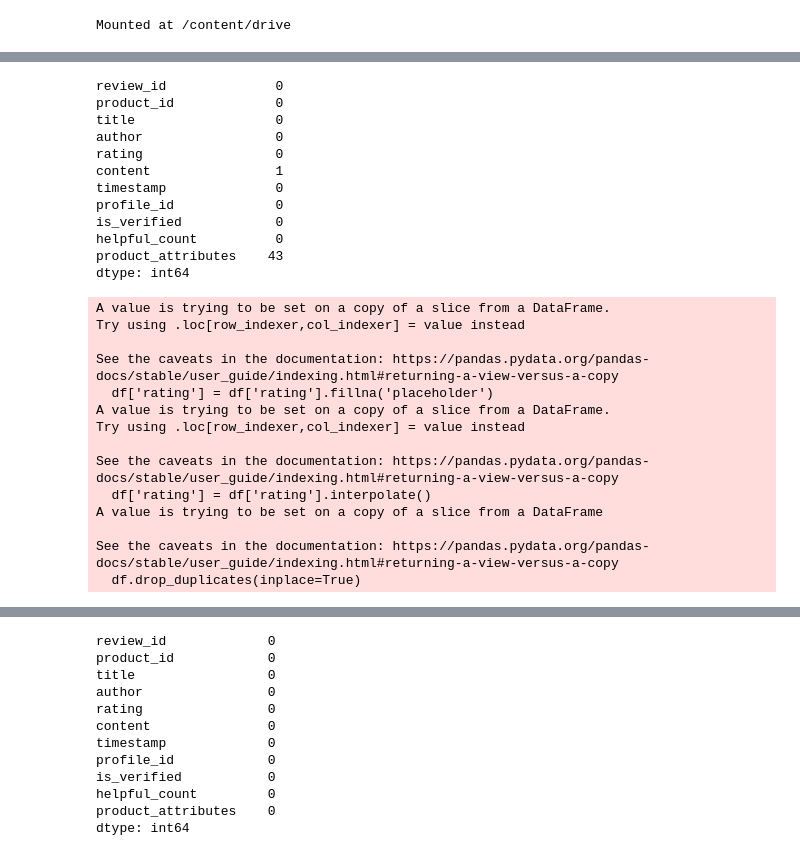
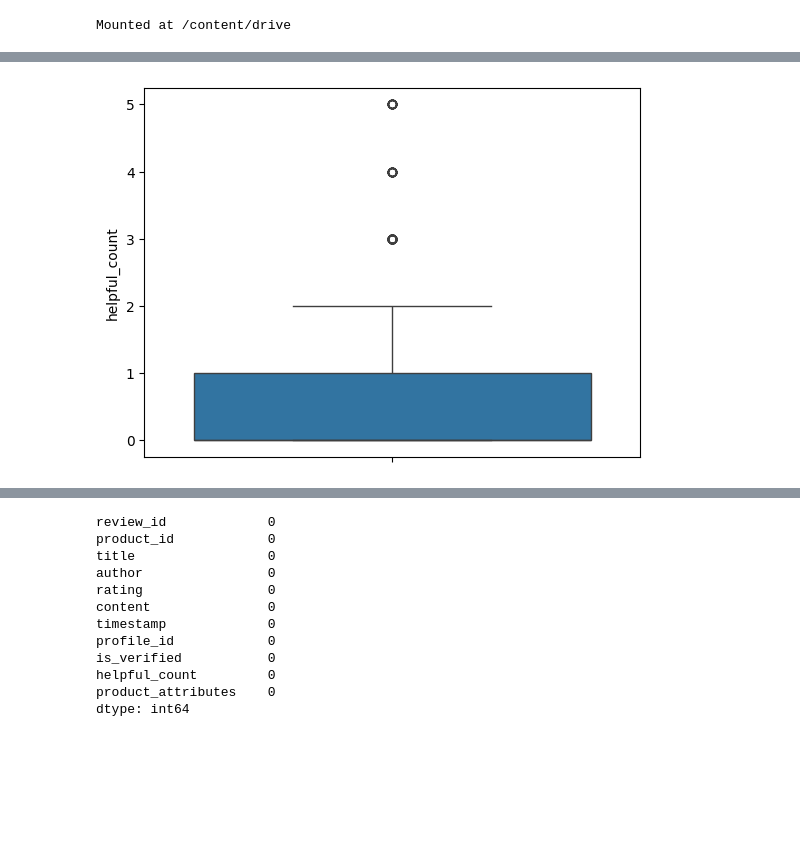
Before and after one commit to utkarshsystem/MEMACSL, a Jupyter notebook: Beats_by_Dre_Consumer_Insights_Capstone_Project.ipynb, the cells around one changed output, grey strips where cells are left out. Cells and saved outputs as stored; diff of their text form; code cells hidden in the pictures; blank space fills up the shorter version.

```diff
--- a/Beats_by_Dre_Consumer_Insights_Capstone_Project.ipynb
+++ b/Beats_by_Dre_Consumer_Insights_Capstone_Project.ipynb
@@ -119,48 +119,25 @@ Drive already mounted at /content/drive; to attempt to forcibly remount, call dr
 | 2 | R4BQHA0TLLJNN | B0D4SX9RC6 | 5.0 out of 5 stars The best Speak... | Leox | 5 | I really like the new Beats Pill ... | Reviewed in the United States Jul... | AEUCX7EIPTMCFN4OJBZHL2OYSVKQ | True | ... |
 | 3 | R172ODWJHF6PC5 | B0D4SX9RC6 | 5.0 out of 5 stars Premium portab... | John S. | 5 | My original Wonderboom finally ga... | Reviewed in the United States Jul... | AFJKZEYD2VZSI2NO3JZNMA4XX4RA | True | ... |
 | 4 | R3SO3HMV0YC0WB | B0D4SX9RC6 | 5.0 out of 5 stars Beats pill | Bryan Pennington | 5 | Great product, also very sturdy i... | Reviewed in the United States Aug... | AH6XBZHLROVWE5R25OTBLS2F4CEQ | True | ... |
-# %%
-# Check for missing values
-print(df.isnull().sum())
-
-# Option 1: Drop rows with missing values
-df = df.dropna()
-
-# Option 2: Fill missing values with a placeholder (e.g., 'Unknown', 0, etc.)
-df['rating'] = df['rating'].fillna('placeholder')
-
-# Option 3: Interpolate missing values
-df['rating'] = df['rating'].interpolate()
-
-# Remove duplicates
-df.drop_duplicates(inplace=True)
-# %% [output]
-review_id              0
-product_id             0
-title                  0
-author                 0
-rating                 0
-content                1
-timestamp              0
-profile_id             0
-is_verified            0
-helpful_count          0
-product_attributes    43
-dtype: int64
-A value is trying to be set on a copy of a slice from a DataFrame.
-Try using .loc[row_indexer,col_indexer] = value instead
-
-See the caveats in the documentation: https://pandas.pydata.org/pandas-docs/stable/user_guide/indexing.html#returning-a-view-versus-a-copy
-  df['rating'] = df['rating'].fillna('placeholder')
-A value is trying to be set on a copy of a slice from a DataFrame.
-Try using .loc[row_indexer,col_indexer] = value instead
-
-See the caveats in the documentation: https://pandas.pydata.org/pandas-docs/stable/user_guide/indexing.html#returning-a-view-versus-a-copy
-  df['rating'] = df['rating'].interpolate()
-A value is trying to be set on a copy of a slice from a DataFrame
-
-See the caveats in the documentation: https://pandas.pydata.org/pandas-docs/stable/user_guide/indexing.html#returning-a-view-versus-a-copy
-  df.drop_duplicates(inplace=True)
+# %%
+df = df.copy()  # Use this if df was created by filtering or slicing another DataFrame
+
+# Remove duplicates explicitly
+df.drop_duplicates(inplace=True)
+
+# Handle missing values in the 'rating' column
+# Use .loc to avoid SettingWithCopyWarning
+df.loc[:, 'rating'] = df['rating'].fillna('placeholder')  # Replace missing values with a placeholder
+df.loc[:, 'rating'] = df['rating'].interpolate()          # Interpolate remaining missing values
+
+# Example: Visualizing outliers in the 'helpful_count' column
+import matplotlib.pyplot as plt
+import seaborn as sns
+
+sns.boxplot(df['helpful_count'])
+plt.show()
+# %% [output]
+[figure, added]
 # %%
 import matplotlib.pyplot as plt
 import seaborn as sns
```
Also changed, not shown: parts of 1 cell of this notebook.
